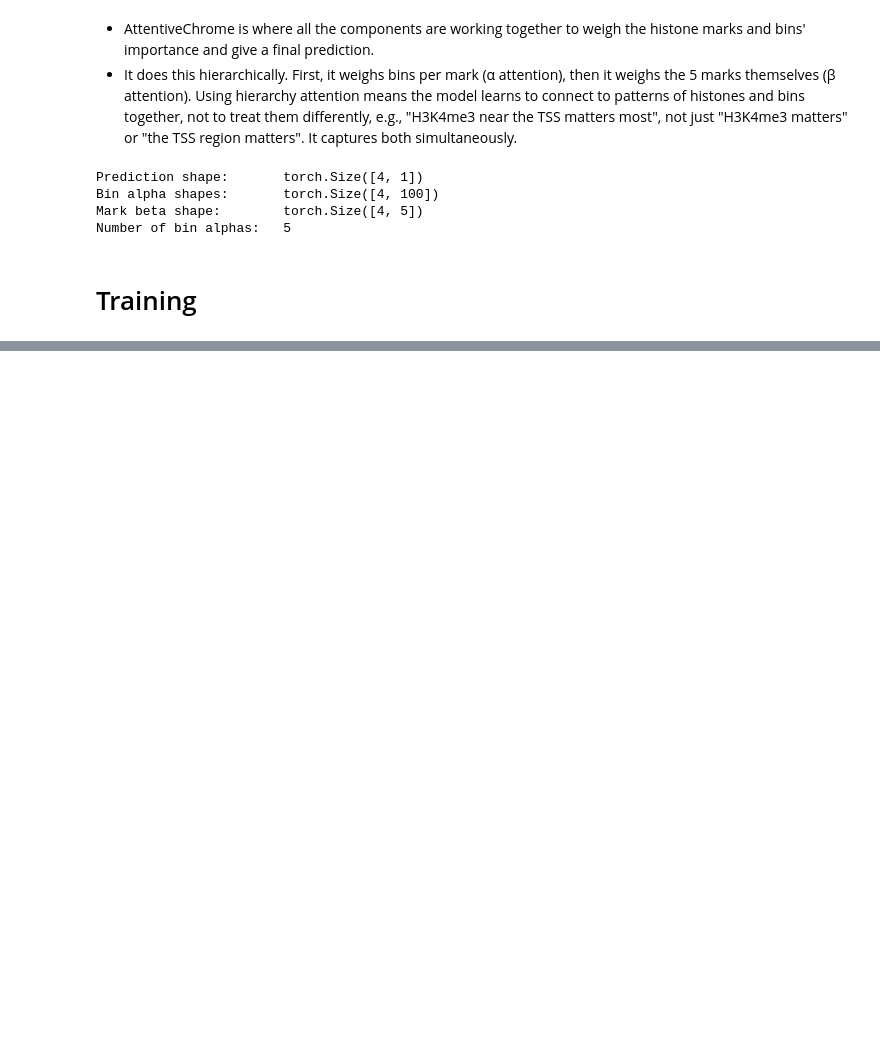
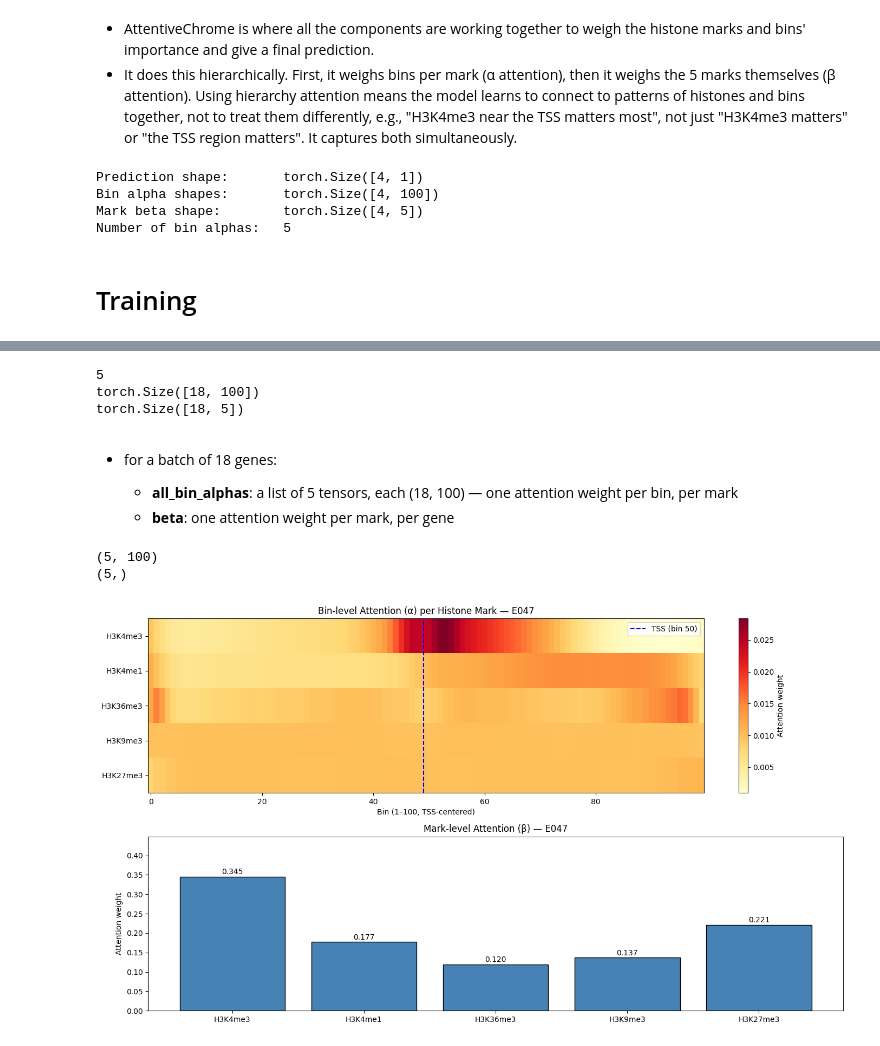
Before and after one commit to Mariambadra/deepchrome, a Jupyter notebook: AttentiveChrome_Replication.ipynb, the cells around one changed output, grey strips where cells are left out. Drawn from its saved outputs; the diff is of its cells as text; code cells hidden in the pictures; blank space fills up the shorter version.

Commit message:
Kaggle Notebook | AttentiveChrome_Replication | Version 1

```diff
--- a/AttentiveChrome_Replication.ipynb
+++ b/AttentiveChrome_Replication.ipynb
@@ -426,0 +427,74 @@ torch.save(model.state_dict(), 'attentivechrome_e047_es.pth')
+# %%
+pred, all_bin_alphas, beta = model(X_batch)
+print(len(all_bin_alphas))        # number of marks
+print(all_bin_alphas[0].shape)    # shape of one mark's alpha
+print(beta.shape)                 # shape of beta
+# %% [output]
+5
+torch.Size([18, 100])
+torch.Size([18, 5])
+# %% [markdown]
+- for a batch of 18 genes:
+
+    - **all_bin_alphas**: a list of 5 tensors, each (18, 100) — one attention weight per bin, per mark
+    - **beta**: one attention weight per mark, per gene
+# %%
+# collect the attention weights over the full test set
+model.eval()
+all_bin_alphas_list = [[] for _ in range(5)]
+all_beta_list = []
+
+with torch.no_grad():
+    for X_batch, y_batch in test_loader:
+        X_batch = X_batch.to(device)
+        pred, bin_alphas, beta = model(X_batch)
+        for i in range(5):
+            all_bin_alphas_list[i].append(bin_alphas[i].cpu().numpy())
+        all_beta_list.append(beta.cpu().numpy())
+
+# Average across all test genes
+import numpy as np
+avg_bin_alphas = np.array([np.concatenate(all_bin_alphas_list[i], axis=0).mean(axis=0)
+                            for i in range(5)])  # shape (5, 100)
+avg_beta = np.concatenate(all_beta_list, axis=0).mean(axis=0)  # shape (5,)
+
+print(avg_bin_alphas.shape)
+print(avg_beta.shape)
+# %% [output]
+(5, 100)
+(5,)
+# %%
+import matplotlib.pyplot as plt
+
+mark_names = ['H3K4me3', 'H3K4me1', 'H3K36me3', 'H3K9me3', 'H3K27me3']
+
+fig, axes = plt.subplots(2, 1, figsize=(14, 8))
+
+#Alpha heatmap (bin-level attention)
+im = axes[0].imshow(avg_bin_alphas, aspect='auto', cmap='YlOrRd')
+axes[0].set_yticks(range(5))
+axes[0].set_yticklabels(mark_names)
+axes[0].set_xlabel('Bin (1–100, TSS-centered)')
+axes[0].set_title('Bin-level Attention (α) per Histone Mark — E047')
+plt.colorbar(im, ax=axes[0], label='Attention weight')
+
+# Add TSS marker at bin 50
+axes[0].axvline(x=49, color='blue', linestyle='--', linewidth=1.5, label='TSS (bin 50)')
+axes[0].legend(loc='upper right')
+
+# Beta bar chart (mark-level attention)
+bars = axes[1].bar(mark_names, avg_beta, color='steelblue', edgecolor='black')
+axes[1].set_ylabel('Attention weight')
+axes[1].set_title('Mark-level Attention (β) — E047')
+axes[1].set_ylim(0, avg_beta.max() * 1.3)
+
+# Add value labels on bars
+for bar, val in zip(bars, avg_beta):
+    axes[1].text(bar.get_x() + bar.get_width() / 2, bar.get_height() + 0.002,
+                 f'{val:.3f}', ha='center', va='bottom', fontsize=10)
+
+plt.tight_layout()
+plt.savefig('attentivechrome_attention_e047.png', dpi=150, bbox_inches='tight')
+plt.show()
+# %% [output]
+[figure, added]
```
Also changed, not shown: parts of 6 cells of this notebook.
